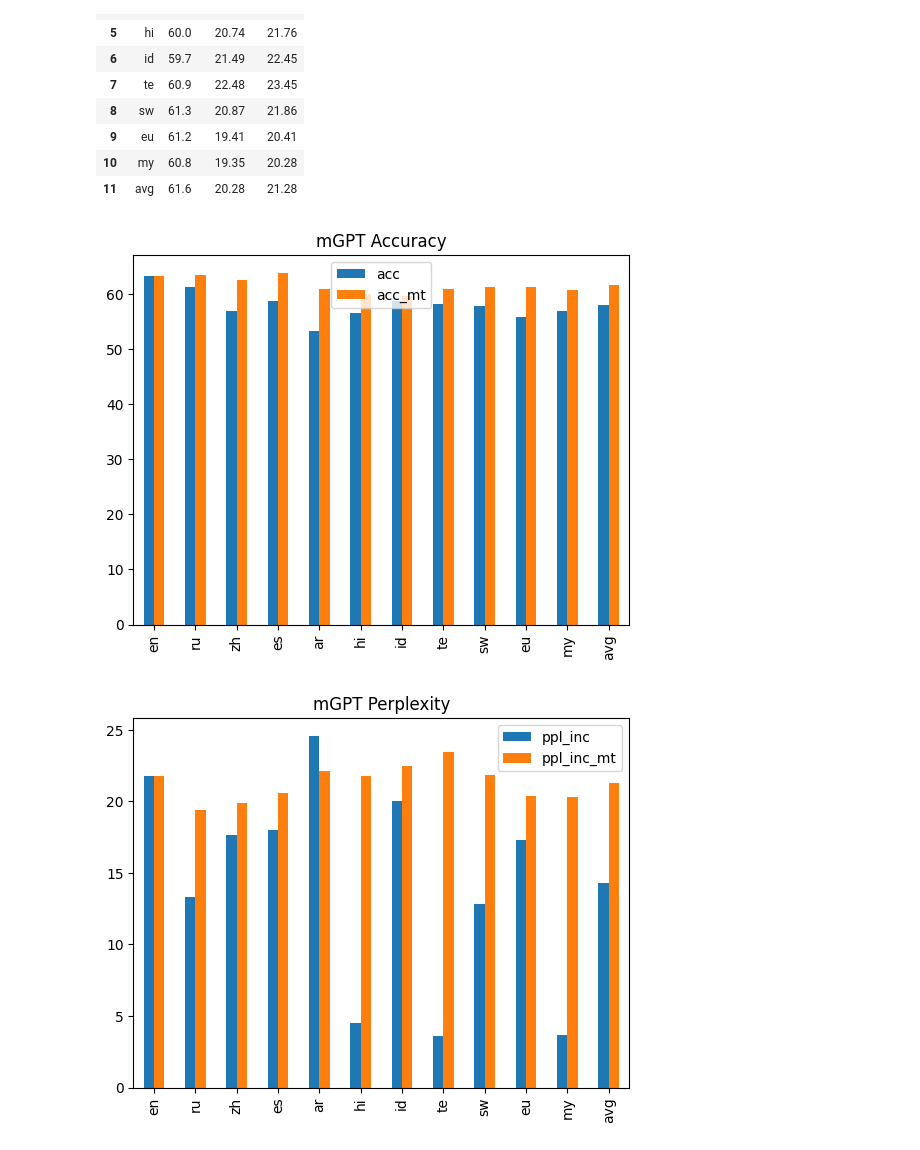
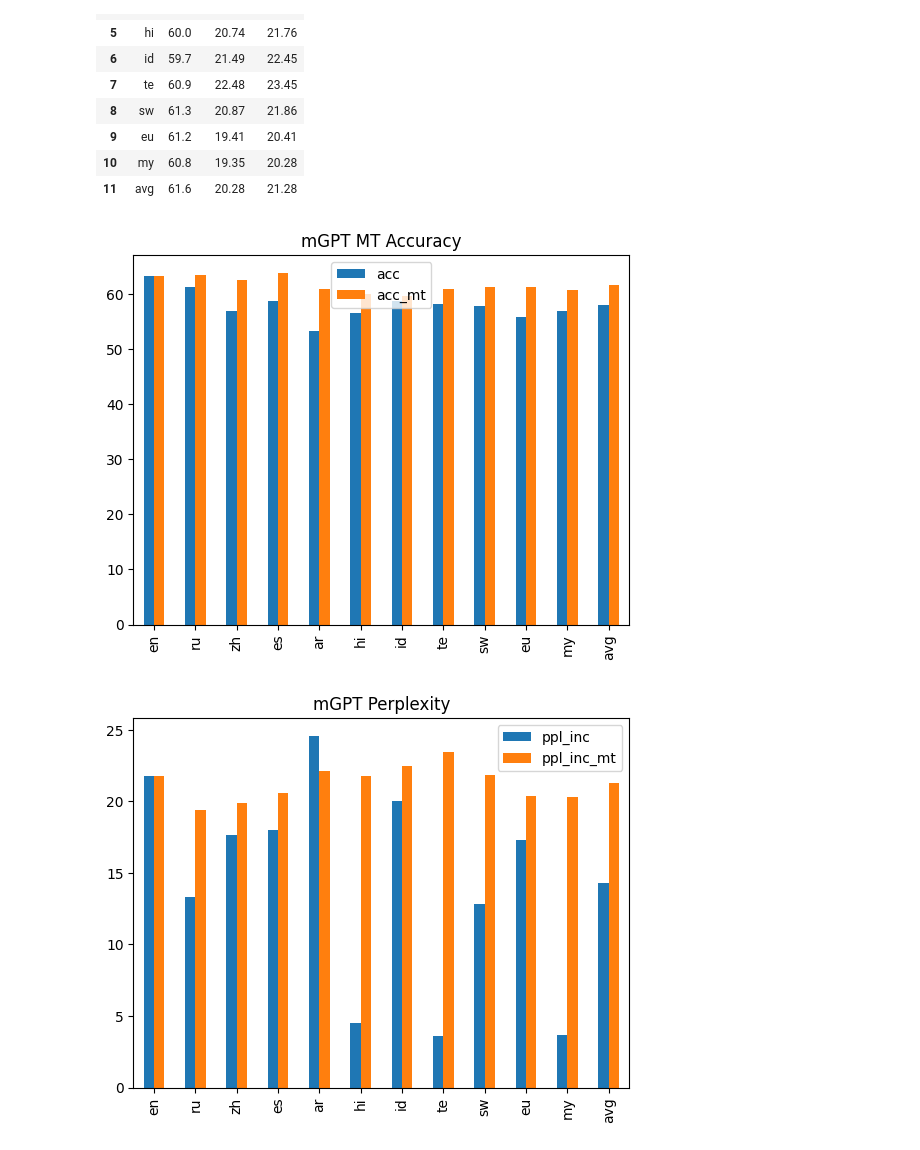
Before and after one commit to juletx/self-translate, a Jupyter notebook: evaluation/xstory_cloze.ipynb, the cells around one changed output. Drawn from its saved outputs; the diff is of its cells as text; code cells hidden in the pictures.

```diff
--- a/evaluation/xstory_cloze.ipynb
+++ b/evaluation/xstory_cloze.ipynb
@@ -653,10 +653,10 @@ metrics_mt_df
 # %%
 metrics_df["acc_mt"] = metrics_mt_df["acc"]
 metrics_df["ppl_cor_mt"] = metrics_mt_df["ppl_cor"]
 metrics_df["ppl_inc_mt"] = metrics_mt_df["ppl_inc"]
-plot_df(metrics_df[["lang", "acc", "acc_mt"]], "mGPT Accuracy")
+plot_df(metrics_df[["lang", "acc", "acc_mt"]], "mGPT MT Accuracy")
 # %% [output]
-[figure, old version]
+[figure, new version]
 # %%
 plot_df(metrics_df[["lang", "ppl_inc", "ppl_inc_mt"]], "mGPT Perplexity")
 # %% [output]
```
Also changed, not shown: parts of 11 cells of this notebook.
